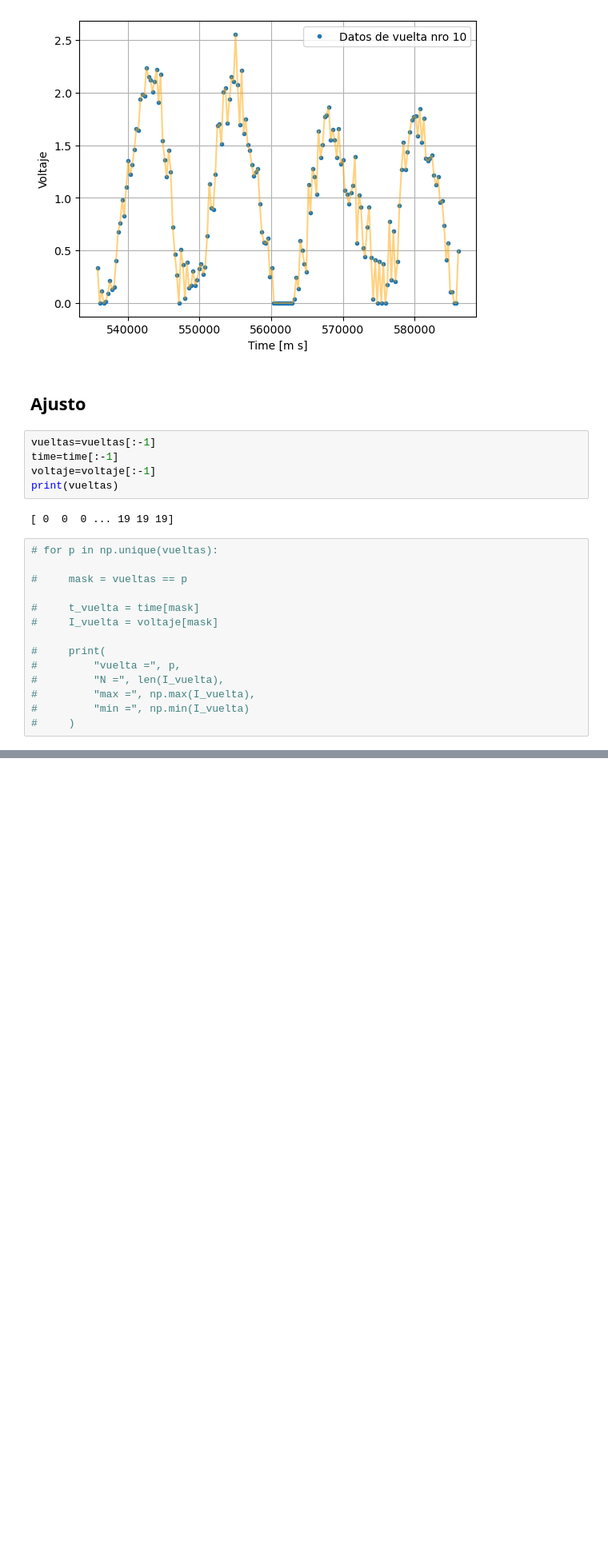
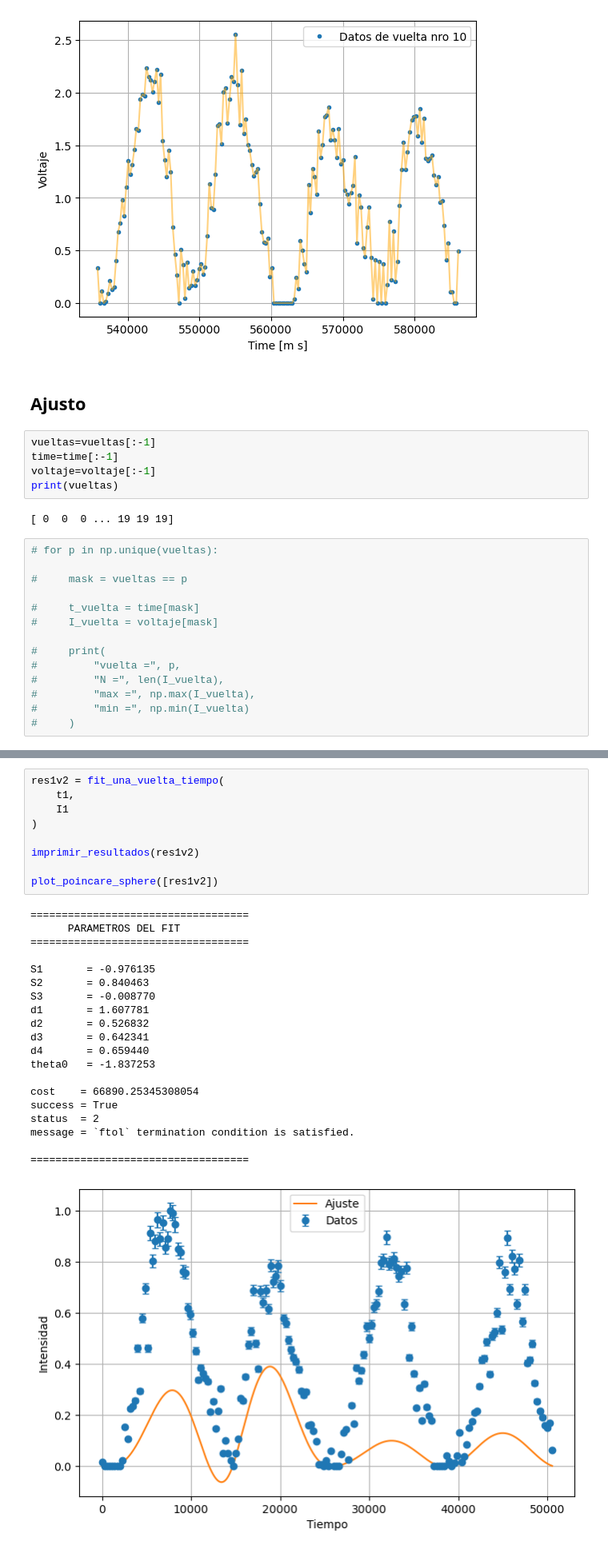
Before and after one commit to BernardoPironio/Polarimetro, a Jupyter notebook: calibracion_y_ajuste.ipynb, the cells around one changed output, grey strips where cells are left out. Shown at 80% size. Drawn from its saved outputs; the diff is of its cells as text; blank space fills up the shorter version.

```diff
--- a/calibracion_y_ajuste.ipynb
+++ b/calibracion_y_ajuste.ipynb
@@ -713,0 +1155,30 @@ TypeError: fit_muchas_vueltas_tiempo() got an unexpected keyword argument 'plot'
+# %%
+res1v2 = fit_una_vuelta_tiempo(
+    t1,
+    I1
+)
+
+imprimir_resultados(res1v2)
+
+plot_poincare_sphere([res1v2])
+# %% [output]
+===================================
+      PARAMETROS DEL FIT
+===================================
+
+S1       = -0.976135
+S2       = 0.840463
+S3       = -0.008770
+d1       = 1.607781
+d2       = 0.526832
+d3       = 0.642341
+d4       = 0.659440
+theta0   = -1.837253
+
+cost    = 66890.25345308054
+success = True
+status  = 2
+message = `ftol` termination condition is satisfied.
+
+===================================
+[figure, added]
```
Also changed, not shown: parts of 16 cells of this notebook.
